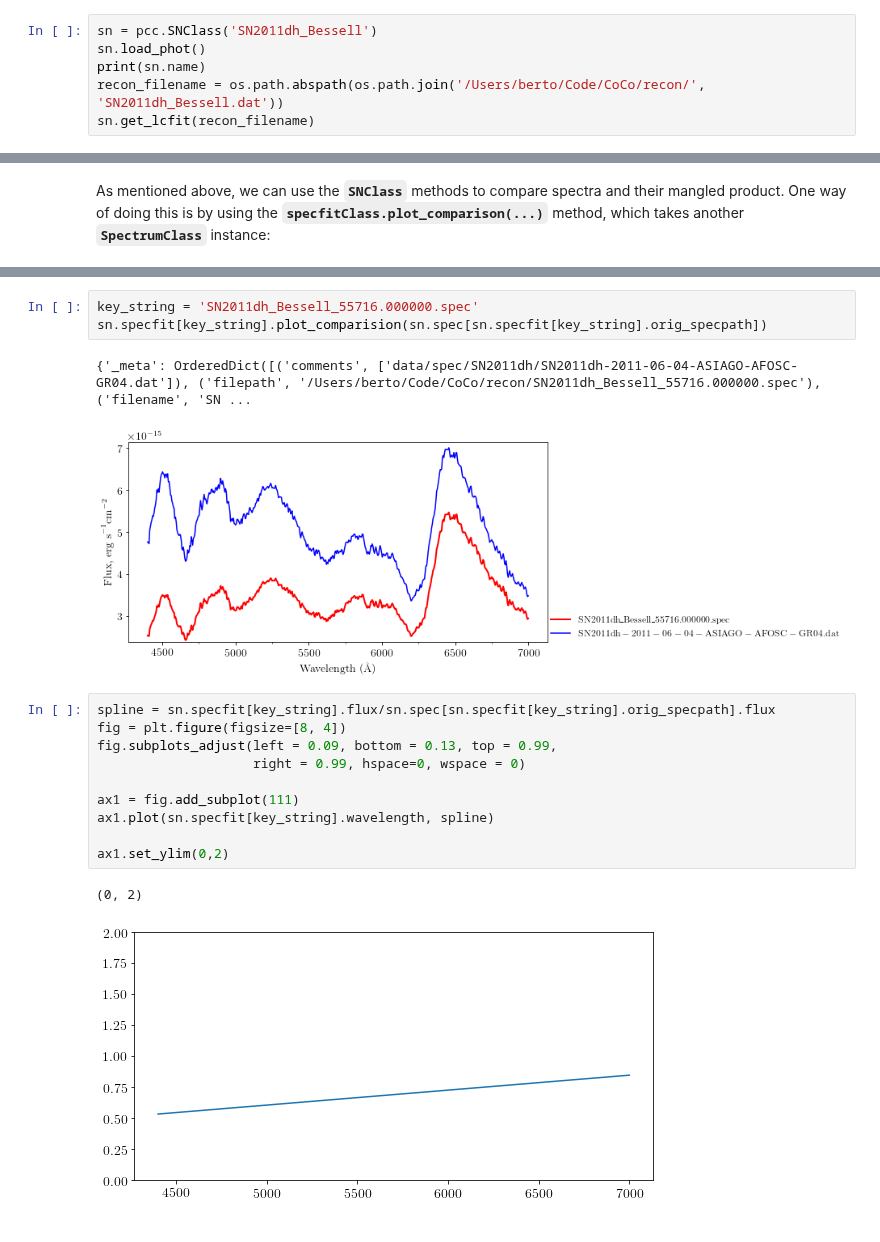
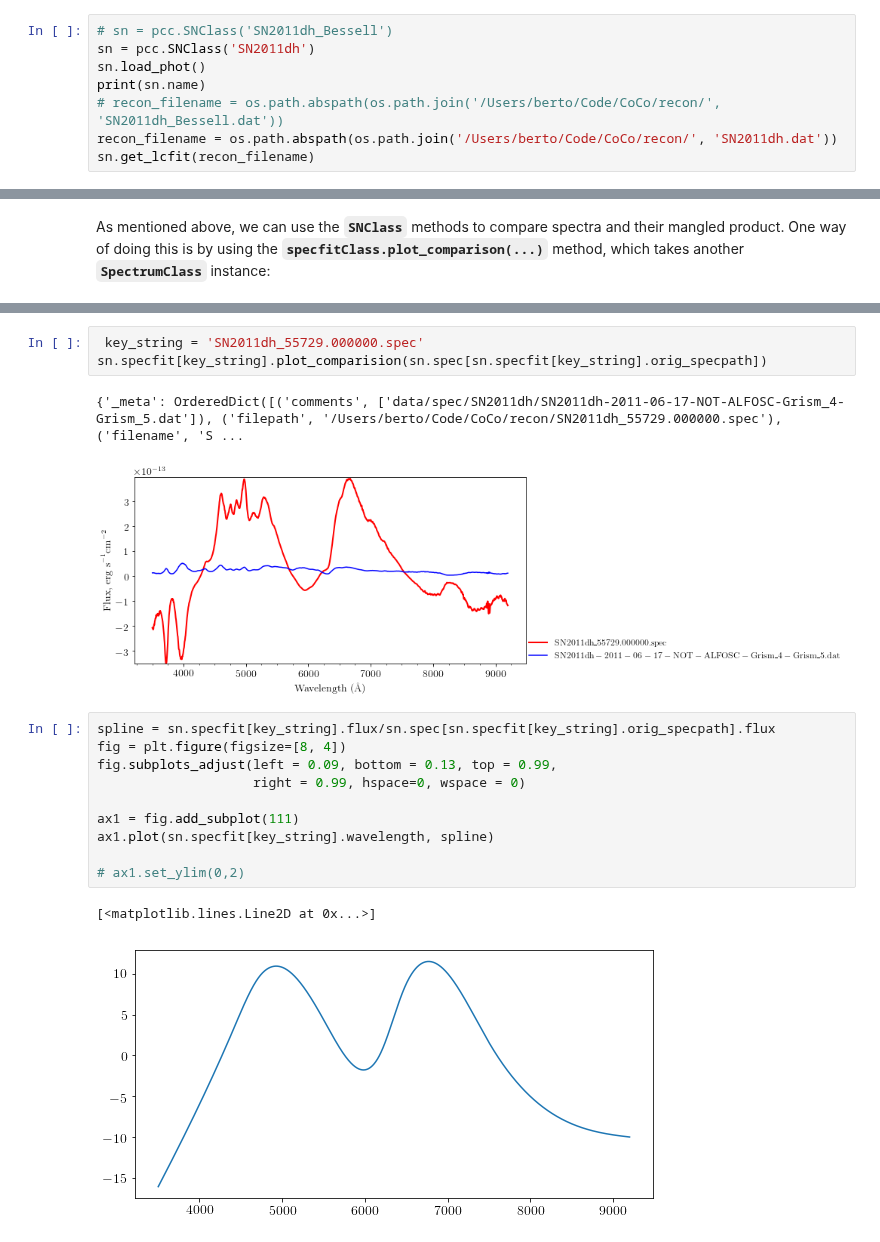
Before and after one commit to UoS-SNe/pycoco, a Jupyter notebook: notebooks/pycoco_CoCo_recon.ipynb, the cells around one changed output, grey strips where cells are left out. Drawn from its saved outputs; the diff is of its cells as text.

```diff
--- a/notebooks/pycoco_CoCo_recon.ipynb
+++ b/notebooks/pycoco_CoCo_recon.ipynb
@@ -109,9 +110,11 @@ ___
 
 first we must set up our **`SNClass`**:
 # %%
-sn = pcc.SNClass('SN2011dh_Bessell')
+# sn = pcc.SNClass('SN2011dh_Bessell')
+sn = pcc.SNClass('SN2011dh')
 sn.load_phot()
 print(sn.name)
-recon_filename = os.path.abspath(os.path.join('/Users/berto/Code/CoCo/recon/', 'SN2011dh_Bessell.dat'))
+# recon_filename = os.path.abspath(os.path.join('/Users/berto/Code/CoCo/recon/', 'SN2011dh_Bessell.dat'))
+recon_filename = os.path.abspath(os.path.join('/Users/berto/Code/CoCo/recon/', 'SN2011dh.dat'))
 sn.get_lcfit(recon_filename)
 # %% [output]
@@ -216,19 +241,19 @@ ax1.set_ylim(0,2)
 # %%
-key_string = 'SN2011dh_Bessell_55716.000000.spec'
+ key_string = 'SN2011dh_55729.000000.spec'
 sn.specfit[key_string].plot_comparision(sn.spec[sn.specfit[key_string].orig_specpath])
 # %% [output]
-{'_meta': OrderedDict([('comments', ['data/spec/SN2011dh/SN2011dh-2011-06-04-ASIAGO-AFOSC-GR04.dat']), ('filepath', '/Users/berto/Code/CoCo/recon/SN2011dh_Bessell_55716.000000.spec'), ('filename', 'SN ...
+{'_meta': OrderedDict([('comments', ['data/spec/SN2011dh/SN2011dh-2011-06-17-NOT-ALFOSC-Grism_4-Grism_5.dat']), ('filepath', '/Users/berto/Code/CoCo/recon/SN2011dh_55729.000000.spec'), ('filename', 'S ...
-[figure, old version]
+[figure, new version]
 # %%
 spline = sn.specfit[key_string].flux/sn.spec[sn.specfit[key_string].orig_specpath].flux
 fig = plt.figure(figsize=[8, 4])
 fig.subplots_adjust(left = 0.09, bottom = 0.13, top = 0.99,
                     right = 0.99, hspace=0, wspace = 0)
 
 ax1 = fig.add_subplot(111)
 ax1.plot(sn.specfit[key_string].wavelength, spline)
 
-ax1.set_ylim(0,2)
+# ax1.set_ylim(0,2)
 # %% [output]
-(0, 2)
+[<matplotlib.lines.Line2D at 0x...>]
-[figure, old version]
+[figure, new version]
```
Also changed, not shown: parts of 13 cells of this notebook, 2 other files.
